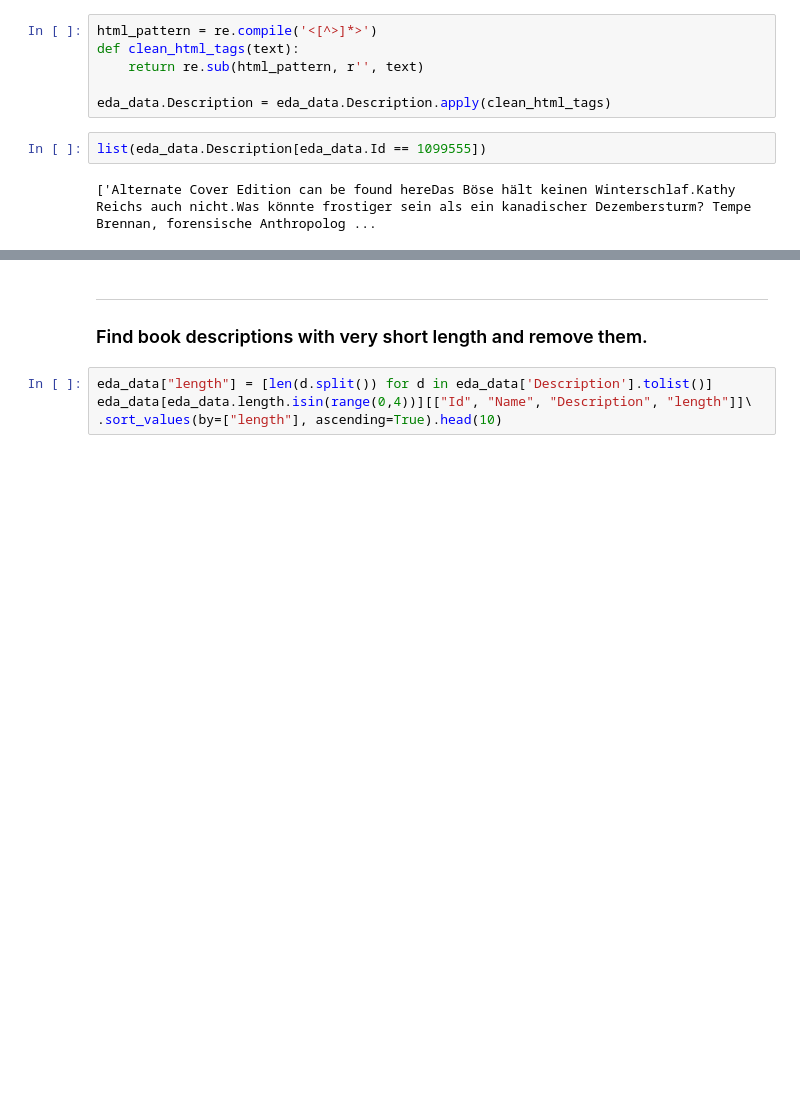
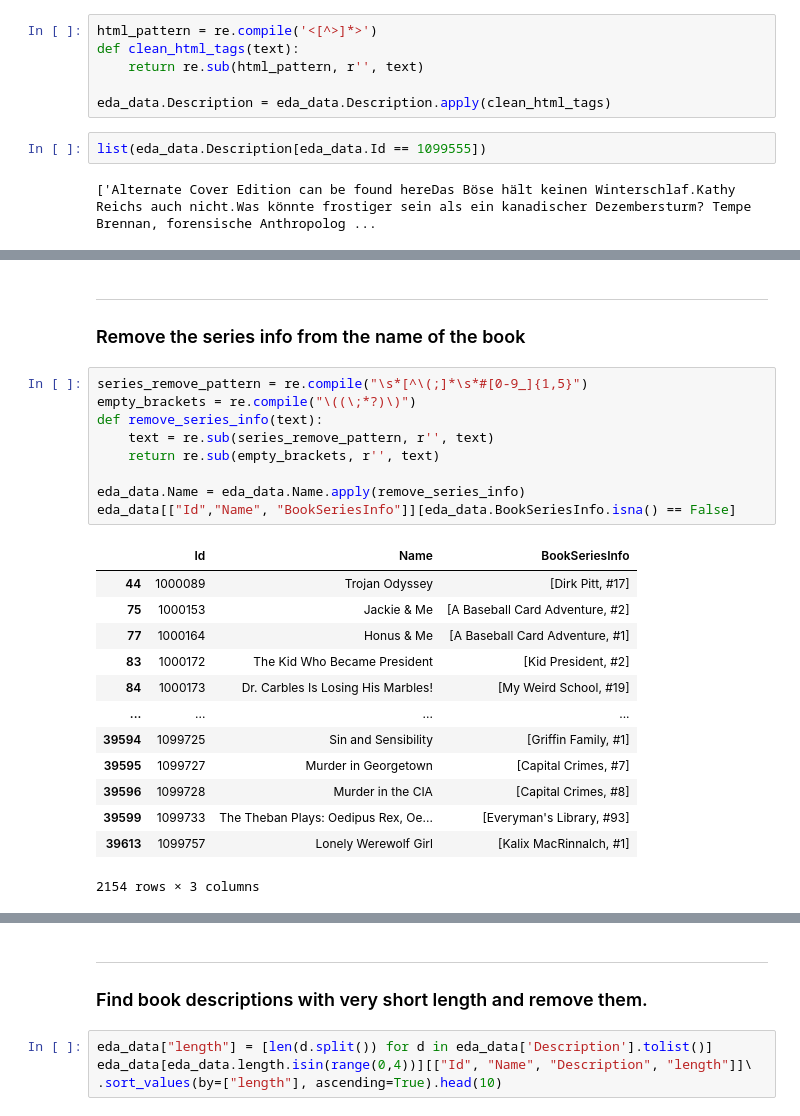
Before and after one commit to AmoliR/nlp-for-book-recommendation, a Jupyter notebook: eda.ipynb, the cells around one changed output, grey strips where cells are left out. Saved outputs shown, nothing was run; the diff lists cells and outputs as text; blank space fills up the shorter version.

```diff
--- a/eda.ipynb
+++ b/eda.ipynb
@@ -156,0 +186,26 @@ list(eda_data.Description[eda_data.Id == 1099555])
+# %% [markdown]
+---
+### Remove the series info from the name of the book
+# %%
+series_remove_pattern = re.compile("\s*[^\(;]*\s*#[0-9_]{1,5}")
+empty_brackets = re.compile("\((\;*?)\)")
+def remove_series_info(text):
+    text = re.sub(series_remove_pattern, r'', text)
+    return re.sub(empty_brackets, r'', text)
+
+eda_data.Name = eda_data.Name.apply(remove_series_info)
+eda_data[["Id","Name", "BookSeriesInfo"]][eda_data.BookSeriesInfo.isna() == False]
+# %% [output]
+|  | Id | Name | BookSeriesInfo |
+| 44 | 1000089 | Trojan Odyssey | [Dirk Pitt, #17] |
+| 75 | 1000153 | Jackie & Me | [A Baseball Card Adventure, #2] |
+| 77 | 1000164 | Honus & Me | [A Baseball Card Adventure, #1] |
+| 83 | 1000172 | The Kid Who Became President | [Kid President, #2] |
+| 84 | 1000173 | Dr. Carbles Is Losing His Marbles! | [My Weird School, #19] |
+| ... | ... | ... | ... |
+| 39594 | 1099725 | Sin and Sensibility | [Griffin Family, #1] |
+| 39595 | 1099727 | Murder in Georgetown | [Capital Crimes, #7] |
+| 39596 | 1099728 | Murder in the CIA | [Capital Crimes, #8] |
+| 39599 | 1099733 | The Theban Plays: Oedipus Rex, Oe... | [Everyman's Library, #93] |
+| 39613 | 1099757 | Lonely Werewolf Girl | [Kalix MacRinnalch, #1] |
+2154 rows × 3 columns
```
Also changed, not shown: parts of 5 cells of this notebook.
